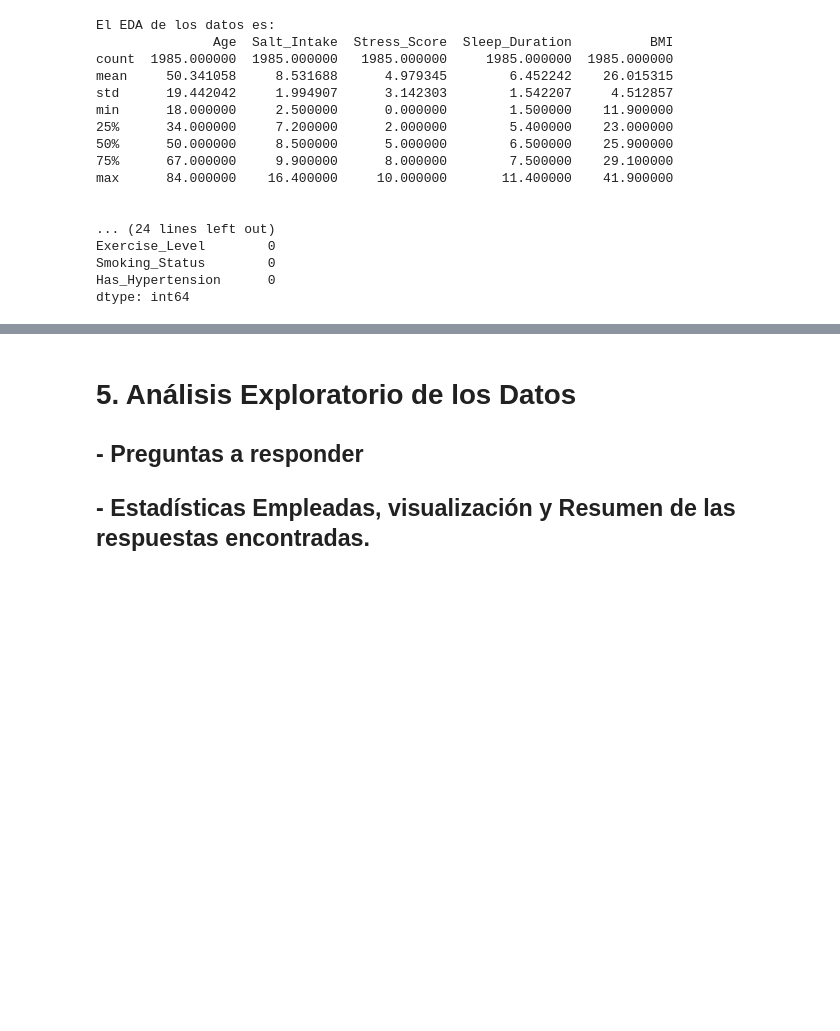
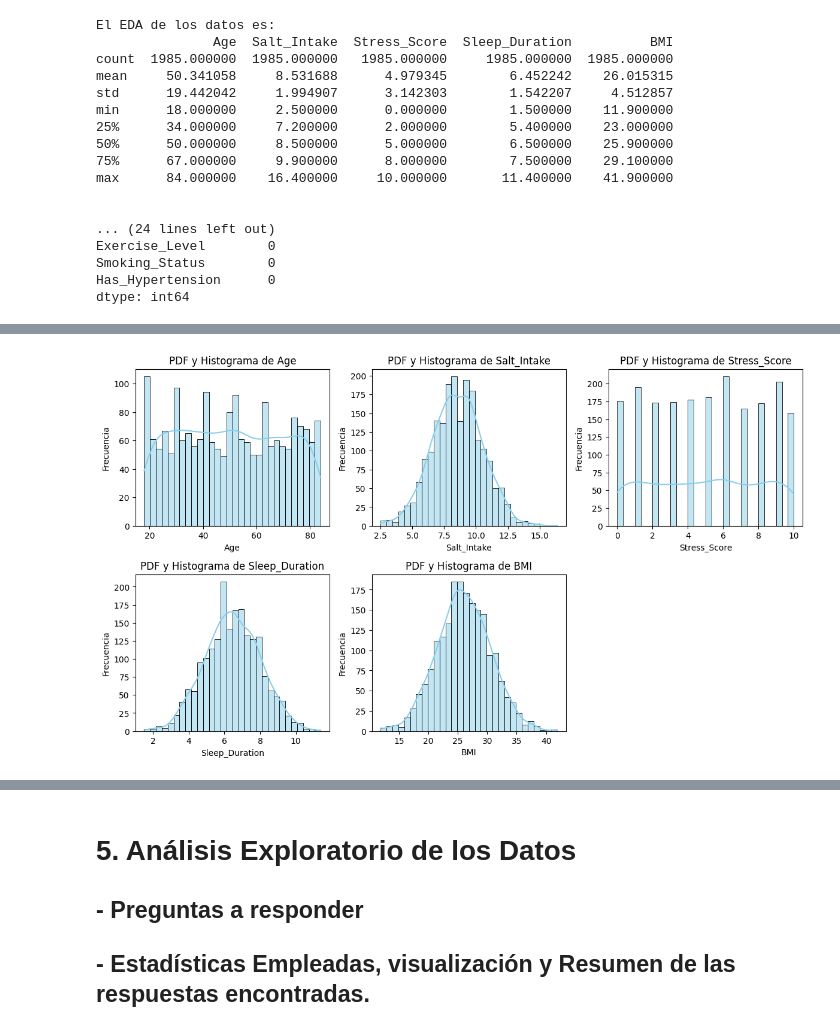
Before and after one commit to AleR26/ColabFiles, a Jupyter notebook: ProyectoProgADAP_263162.ipynb, the cells around one changed output, grey strips where cells are left out. Saved outputs shown, nothing was run; the diff lists cells and outputs as text; code cells hidden in the pictures; blank space fills up the shorter version.

```diff
--- a/ProyectoProgADAP_263162.ipynb
+++ b/ProyectoProgADAP_263162.ipynb
@@ -242,0 +255,17 @@ dtype: int64
+# %%
+# Crear una lista de las columnas del dataset
+columns = df.select_dtypes(include=['float64', 'int64']).columns
+
+# Crear los gráficos de PDF e Histograma
+plt.figure(figsize=(12, 10))
+for i, col in enumerate(columns, 1):
+    plt.subplot(3, 3, i)  # Ajustar la cantidad de subgráficos según el número de columnas
+    sns.histplot(df[col], kde=True, bins=30, color='skyblue')
+    plt.title(f'PDF y Histograma de {col}', fontsize=12)
+    plt.xlabel(col, fontsize=10)
+    plt.ylabel('Frecuencia', fontsize=10)
+
+plt.tight_layout()
+plt.show()
+# %% [output]
+[figure, added]
```
Also changed, not shown: parts of 5 cells of this notebook.
